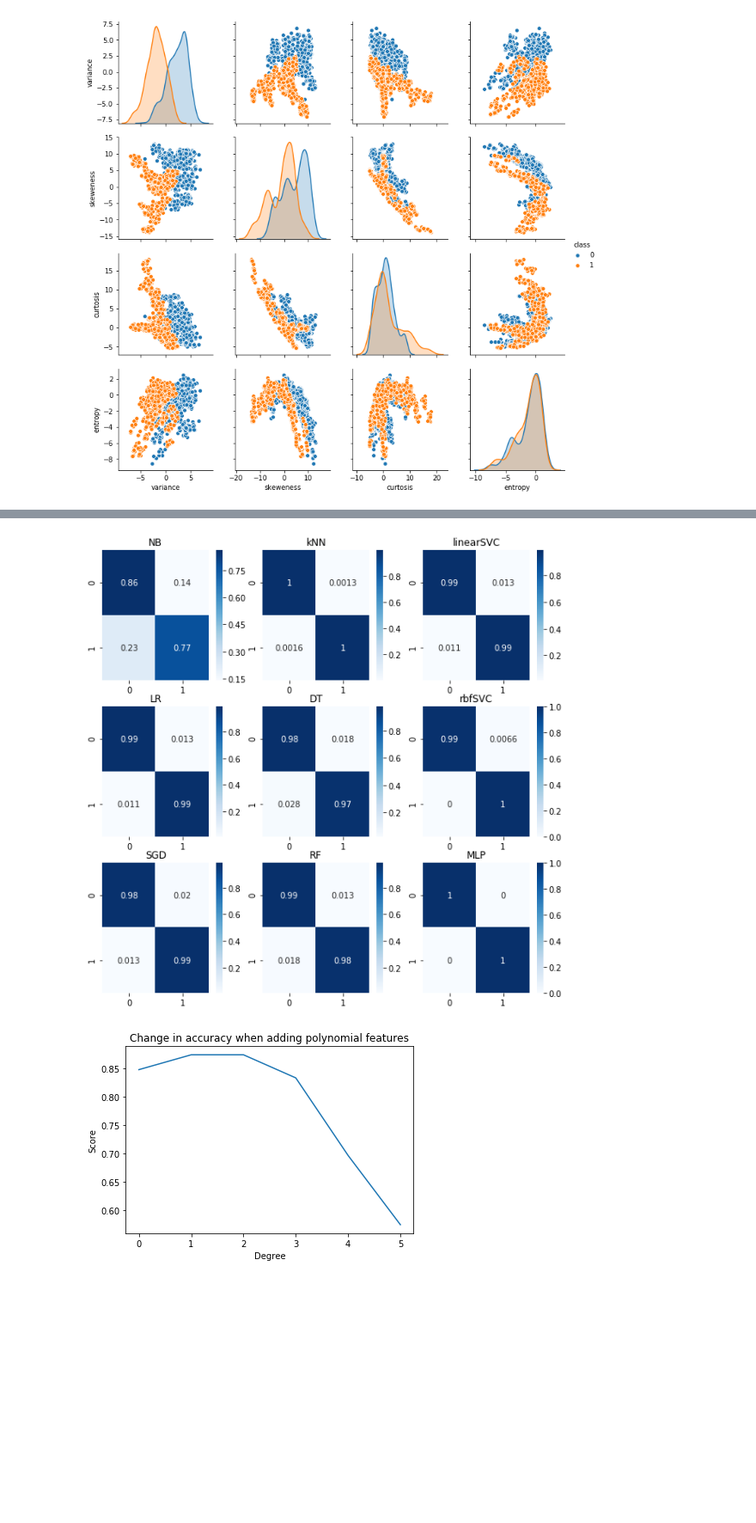
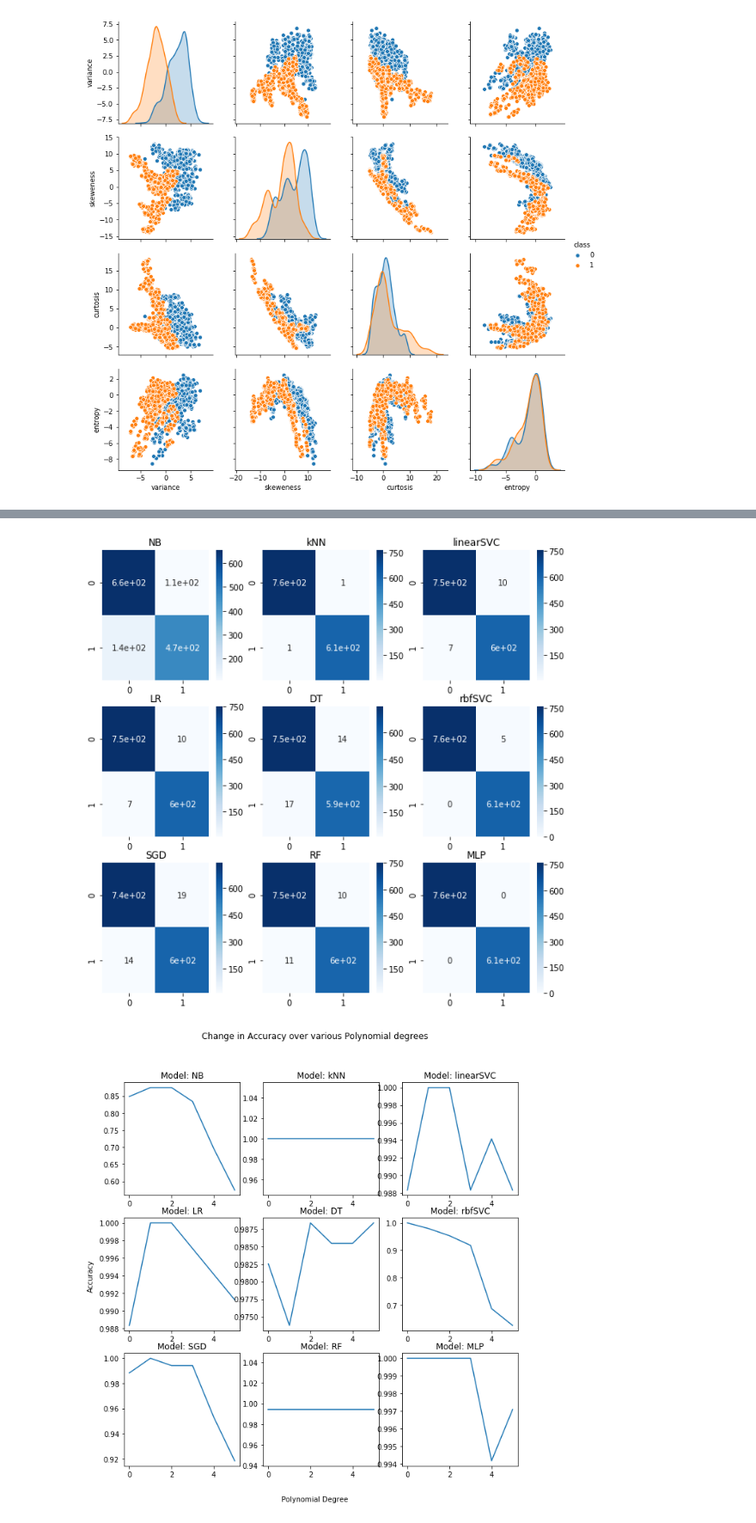
Before and after one commit to EGoms/4442, a Jupyter notebook: banknotes.ipynb, the cells around one changed output, grey strips where cells are left out. Shown: that part at 86% size. Saved outputs shown, nothing was run; the diff lists cells and outputs as text; code cells hidden in the pictures; blank space fills up the shorter version.

Commit message:
expanded polynomial and custom nn

```diff
--- a/banknotes.ipynb
+++ b/banknotes.ipynb
@@ -83,7 +83,7 @@ def run_models_on_all_feature_sets(models, data, labels, all_features, kf):
             all_scores.loc[feature_set_name, name] = np.mean(scores)
     return all_scores
 # %%
-scores = run_models_on_all_feature_sets(models, features, labels, feature_sets, KF)
+all_scores = run_models_on_all_feature_sets(models, features, labels, feature_sets, KF)
 # %%
 def format_scores(scores, ax):
     def highlight(s):
@@ -183,33 +183,35 @@ plt.show()
 # %%
 fig, ax = plt.subplots(3, 3, figsize=(10, 10))
 
-X_train, X_test, y_train, y_test = train_test_split(features, labels, random_state=0)
-
 for i, (name, model) in enumerate(models.items()):
     y_pred = cross_val_predict(model, features[best[name]], labels, cv=KF)
-    conf = confusion_matrix(y_true=labels, y_pred=y_pred, normalize='true')
+    conf = confusion_matrix(y_true=labels, y_pred=y_pred)
     sns.heatmap(conf, annot=True, ax=ax[i%3][i//3], cmap=plt.cm.Blues)
     ax[i%3][i//3].set_title(name)
 # %% [output]
-[figure, old version]
+[figure, new version]
 # %%
 #Worst model is NB. Can we improve it
 #Best feature set for it is variance/skeweness
 from sklearn.preprocessing import PolynomialFeatures
 
-scores = []
+fig, ax = plt.subplots(3, 3, figsize=(10, 10))
 
-for i in range(1, 7):
-    poly = PolynomialFeatures(degree=i, include_bias=False)
-    x = poly.fit_transform(features[best['NB']])
-    X_train, X_test, y_train, y_test = train_test_split(x, labels, random_state=42)
-    NB = GaussianNB().fit(X_train, y_train)
-    scores.append(NB.score(X_test, y_test))
+for i, (name, model) in enumerate(models.items()):
+    scores = []
+    for j in range(1, 7):
+        poly = PolynomialFeatures(degree=j, include_bias=False)
+        x = poly.fit_transform(features[best[name]])
+        X_train, X_test, y_train, y_test = train_test_split(x, labels, random_state=42)
+        model.fit(X_train, y_train)
+        scores.append(model.score(X_test, y_test))
+    ax[i%3][i//3].plot(scores)
+    ax[i%3][i//3].set_title("Model: {}".format(name))
 
-plt.plot(scores)
-plt.title("Change in accuracy when adding polynomial features")
-plt.xlabel("Degree")
-plt.ylabel("Score")
+
+fig.text(0.5, 0.06, "Polynomial Degree", ha='center', va='center')
+fig.text(0.06, 0.5, "Accuracy", ha='center', va='center', rotation='vertical')
+fig.suptitle("Change in Accuracy over various Polynomial degrees")
 plt.show()
 # %% [output]
-[figure, old version]
+[figure, new version]
```
Also changed, not shown: parts of 4 cells of this notebook.
